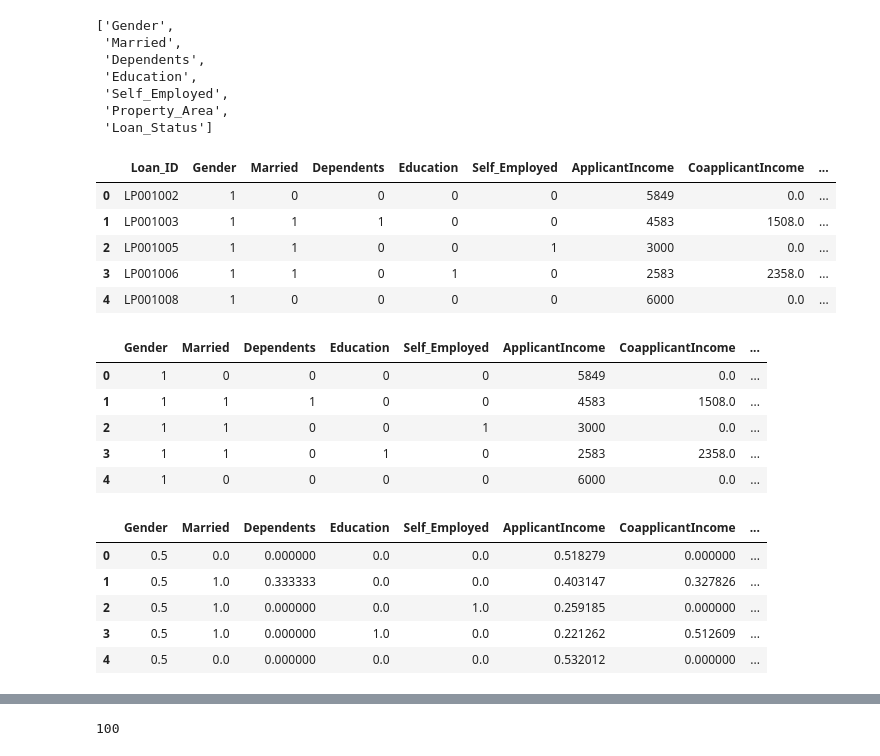
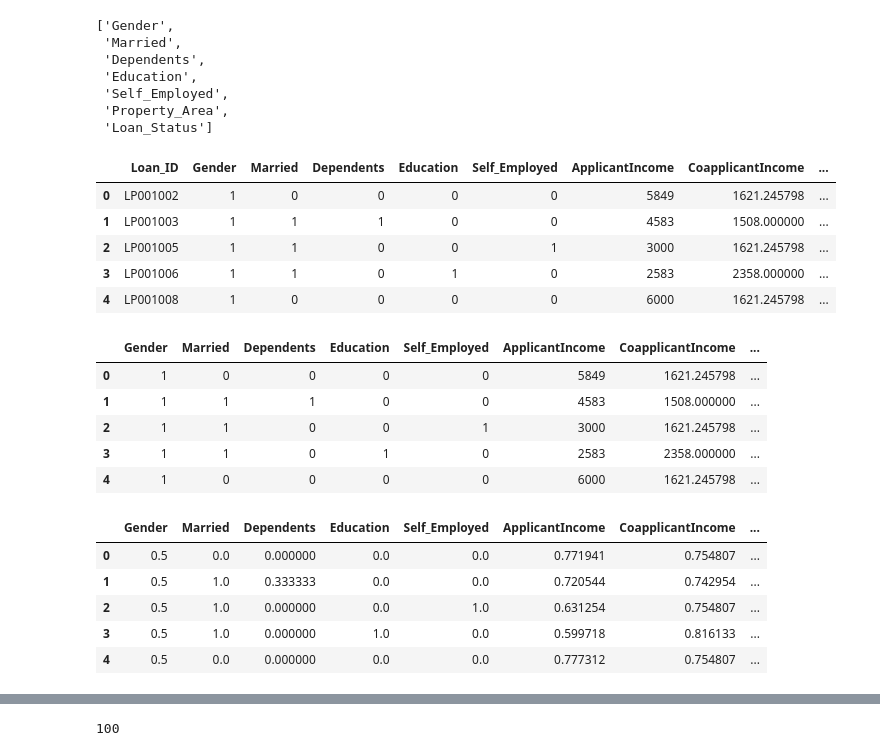
Before and after one commit to ShreyasGithub/python-data-science, a Jupyter notebook: explore_data.ipynb, the cells around one changed output, grey strips where cells are left out. Saved outputs shown, nothing was run; the diff lists cells and outputs as text; code cells hidden in the pictures.

```diff
--- a/explore_data.ipynb
+++ b/explore_data.ipynb
@@ -301,0 +315,6 @@ dtype: int64
+# %%
+coapplicant_mean = data_frame['CoapplicantIncome'].mean()
+data_frame['CoapplicantIncome'] = data_frame.apply(\
+                lambda row: coapplicant_mean if row['CoapplicantIncome'] == 0.0 else row['CoapplicantIncome']\
+                , axis=1)
+data_frame.head()
@@ -371,35 +397,38 @@ for column in categorical_column_list:
 encoded_data_frame.head()
 # %% [output]
 |  | Loan_ID | Gender | Married | Dependents | Education | Self_Employed | ApplicantIncome | CoapplicantIncome | ... |
-| 0 | LP001002 | 1 | 0 | 0 | 0 | 0 | 5849 | 0.0 | ... |
-| 1 | LP001003 | 1 | 1 | 1 | 0 | 0 | 4583 | 1508.0 | ... |
-| 2 | LP001005 | 1 | 1 | 0 | 0 | 1 | 3000 | 0.0 | ... |
-| 3 | LP001006 | 1 | 1 | 0 | 1 | 0 | 2583 | 2358.0 | ... |
-| 4 | LP001008 | 1 | 0 | 0 | 0 | 0 | 6000 | 0.0 | ... |
+| 0 | LP001002 | 1 | 0 | 0 | 0 | 0 | 5849 | 1621.245798 | ... |
+| 1 | LP001003 | 1 | 1 | 1 | 0 | 0 | 4583 | 1508.000000 | ... |
+| 2 | LP001005 | 1 | 1 | 0 | 0 | 1 | 3000 | 1621.245798 | ... |
+| 3 | LP001006 | 1 | 1 | 0 | 1 | 0 | 2583 | 2358.000000 | ... |
+| 4 | LP001008 | 1 | 0 | 0 | 0 | 0 | 6000 | 1621.245798 | ... |
 # %%
 prepared_data_frame = encoded_data_frame.loc[:, encoded_data_frame.columns != 'Loan_ID']
 un_normalized_prepared_data_frame = prepared_data_frame.copy(deep=True)
 prepared_data_frame.head()
 # %% [output]
 |  | Gender | Married | Dependents | Education | Self_Employed | ApplicantIncome | CoapplicantIncome | ... |
-| 0 | 1 | 0 | 0 | 0 | 0 | 5849 | 0.0 | ... |
-| 1 | 1 | 1 | 1 | 0 | 0 | 4583 | 1508.0 | ... |
-| 2 | 1 | 1 | 0 | 0 | 1 | 3000 | 0.0 | ... |
-| 3 | 1 | 1 | 0 | 1 | 0 | 2583 | 2358.0 | ... |
-| 4 | 1 | 0 | 0 | 0 | 0 | 6000 | 0.0 | ... |
+| 0 | 1 | 0 | 0 | 0 | 0 | 5849 | 1621.245798 | ... |
+| 1 | 1 | 1 | 1 | 0 | 0 | 4583 | 1508.000000 | ... |
+| 2 | 1 | 1 | 0 | 0 | 1 | 3000 | 1621.245798 | ... |
+| 3 | 1 | 1 | 0 | 1 | 0 | 2583 | 2358.000000 | ... |
+| 4 | 1 | 0 | 0 | 0 | 0 | 6000 | 1621.245798 | ... |
 # %%
 for column in ['ApplicantIncome', 'CoapplicantIncome', 'LoanAmount']:
-    mean_plus_deviation = prepared_data_frame[column].mean() + prepared_data_frame[column].std()
-    prepared_data_frame = prepared_data_frame.loc[(prepared_data_frame[column] < mean_plus_deviation),\
-                                                         prepared_data_frame.columns]
+    mean_plus_deviation = prepared_data_frame[column].mean() + (2.0 * prepared_data_frame[column].std())
+    mean_minus_deviation = prepared_data_frame[column].mean() - (2.0 * prepared_data_frame[column].std())
+    prepared_data_frame = prepared_data_frame.loc[(prepared_data_frame[column] < mean_plus_deviation) &\
+                            (prepared_data_frame[column] > mean_minus_deviation), prepared_data_frame.columns]
+    prepared_data_frame[column] = numpy.log(prepared_data_frame[column])
+
 
 scaled_arrays = preprocessing.MinMaxScaler().fit(prepared_data_frame.values).transform(prepared_data_frame.values)
 prepared_data_frame = pandas.DataFrame(scaled_arrays, columns=prepared_data_frame.columns)
 prepared_data_frame.head()
 # %% [output]
 |  | Gender | Married | Dependents | Education | Self_Employed | ApplicantIncome | CoapplicantIncome | ... |
-| 0 | 0.5 | 0.0 | 0.000000 | 0.0 | 0.0 | 0.518279 | 0.000000 | ... |
-| 1 | 0.5 | 1.0 | 0.333333 | 0.0 | 0.0 | 0.403147 | 0.327826 | ... |
-| 2 | 0.5 | 1.0 | 0.000000 | 0.0 | 1.0 | 0.259185 | 0.000000 | ... |
-| 3 | 0.5 | 1.0 | 0.000000 | 1.0 | 0.0 | 0.221262 | 0.512609 | ... |
-| 4 | 0.5 | 0.0 | 0.000000 | 0.0 | 0.0 | 0.532012 | 0.000000 | ... |
+| 0 | 0.5 | 0.0 | 0.000000 | 0.0 | 0.0 | 0.771941 | 0.754807 | ... |
+| 1 | 0.5 | 1.0 | 0.333333 | 0.0 | 0.0 | 0.720544 | 0.742954 | ... |
+| 2 | 0.5 | 1.0 | 0.000000 | 0.0 | 1.0 | 0.631254 | 0.754807 | ... |
+| 3 | 0.5 | 1.0 | 0.000000 | 1.0 | 0.0 | 0.599718 | 0.816133 | ... |
+| 4 | 0.5 | 0.0 | 0.000000 | 0.0 | 0.0 | 0.777312 | 0.754807 | ... |
```
Also changed, not shown: parts of 28 cells of this notebook.
